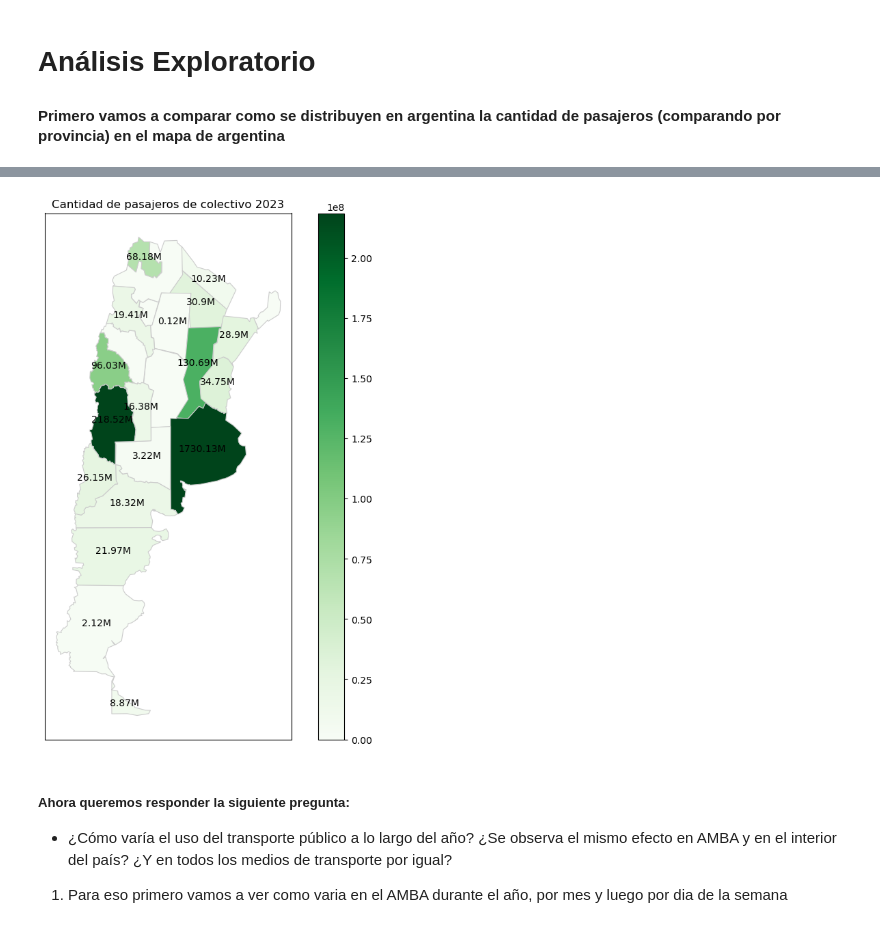
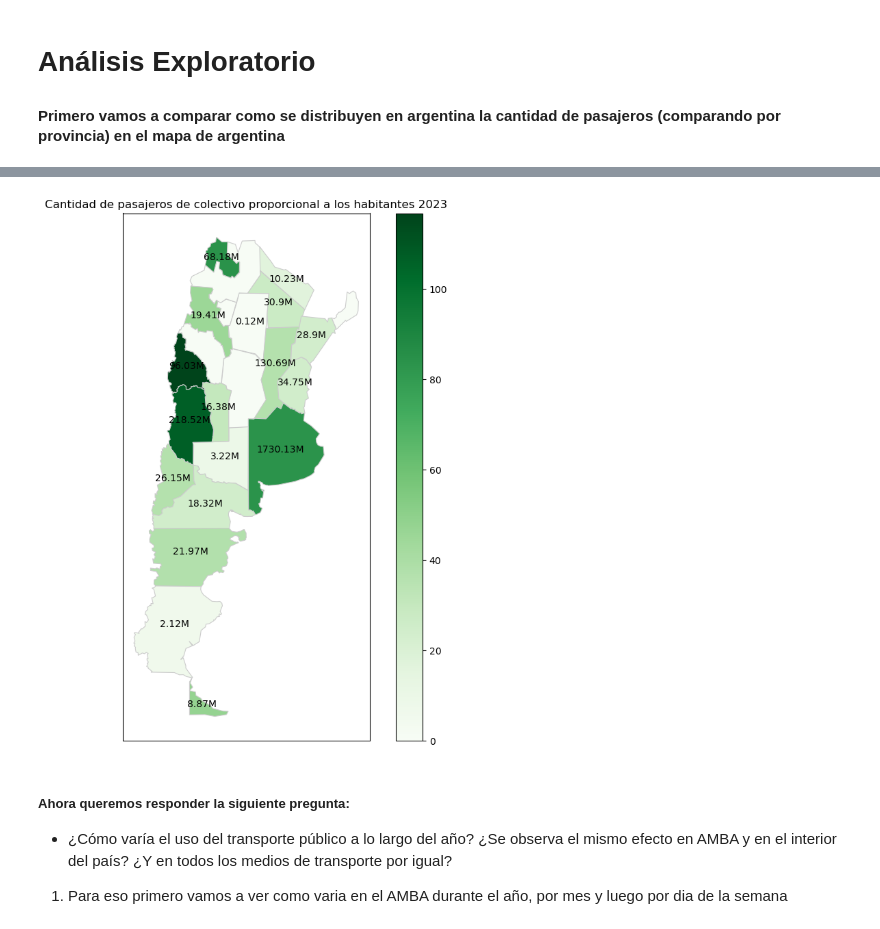
Before and after one commit to corrideluca/sube-2023, a Jupyter notebook: tp.ipynb, the cells around one changed output, grey strips where cells are left out. Saved outputs shown, nothing was run; the diff lists cells and outputs as text; code cells hidden in the pictures.

Commit message:
Agrego cantidad de habitantes por provincia

```diff
--- a/tp.ipynb
+++ b/tp.ipynb
@@ -141,6 +141,7 @@ EL día hábil que posee el menor desvío estándar es: Mon
 # %%
 import geopandas as gpd
 import matplotlib.pyplot as plt
+import requests
 
 
 df = gpd.read_file("https://labo-datos-next-psi.vercel.app/api/argentina/map") # Cargo el Mapa de argentina (devuelve un dataframe con columna nombre y las posiciones en el mapa)
@@ -150,3 +151,13 @@ df["nombre"] = df["nombre"].apply(str.upper) # pasamos a mayuscula los nombres d
 df["cantidad"] = [datos_mapa['CANTIDAD'][provincia] if provincia in datos_mapa.index else 0 for provincia in df["nombre"]] # agrego la columna cantidad al geojson
 
 # Ahora le introducimos la poblacion de cada provincia (FUENTE https://censo.gob.ar/index.php/datos_definitivos/)
+url_poblacion = "https://labo-datos-next-psi.vercel.app/api/argentina/poblacion"
+response = requests.get(url_poblacion)
+data_poblacion = pd.DataFrame(response.json())
+
+# Sumamos CABA a Buenos Aires
+habitantes_caba = data_poblacion[data_poblacion["provincia"] == "Ciudad Autónoma de Buenos Aires"]["habitantes"]
+data_poblacion.iloc[data_poblacion[data_poblacion["provincia"] == "Buenos Aires"].index, 1] += habitantes_caba.values[0]
+data_poblacion["provincia"] = data_poblacion["provincia"].apply(str.upper) # lo pasamos a mayuscula para poder comparar con el geojson
+df["habitantes"] = [data_poblacion[data_poblacion["provincia"] == provincia]["habitantes"].values[0] if len(data_poblacion[data_poblacion["provincia"] == provincia]["habitantes"]) else 0  for provincia in df["nombre"]] # calculamos la proporcion de pasajeros por habitante
+df["cantidad_proporcional"] = df["cantidad"] / df["habitantes"] # calculamos la proporcion de pasajeros por habitante
@@ -153,26 +182,23 @@ df["cantidad"] = [datos_mapa['CANTIDAD'][provincia] if provincia in datos_mapa.i
 # %%
 # Creo las figuras con matplolib ocultando ejes X e Y
 fig, ax = plt.subplots(1, 1, figsize=(10, 10))
 ax.get_xaxis().set_visible(False)
 ax.get_yaxis().set_visible(False)
 
-# Tomo como maximo en el mapa de calor el segundo mayor por que buenos aires es muchisimo mayor que los demas
-maximo = sorted(df["cantidad"].values)[-2]
-
-df.plot(column='cantidad', cmap='Greens', linewidth=0.8, ax=ax, edgecolor='0.8', legend=True, vmax=maximo)
+df.plot(column='cantidad_proporcional', cmap='Greens', linewidth=0.8, ax=ax, edgecolor='0.8', legend=True)
 
 def million_format(n):
     if (n == 0):
         return ""
 
     return str(round(n/1000000, 2))+"M"
 
 for i, row in df.iterrows():
     ax.text(row.geometry.centroid.x, row.geometry.centroid.y, million_format(row['cantidad']), horizontalalignment='center')
-plt.title('Cantidad de pasajeros de colectivo 2023')
+plt.title('Cantidad de pasajeros de colectivo proporcional a los habitantes 2023')
 plt.show() # ((( No somos antipatria, no aparecen las malvinas por cuestiones del GEOJSON  )))
 # %% [output]
-[figure, old version]
+[figure, new version]
 # %% [markdown]
 ##### Ahora queremos responder la siguiente pregunta:
  * ¿Cómo varía el uso del transporte público a lo largo del año? ¿Se observa el mismo efecto en AMBA y en el interior del país? ¿Y en todos los medios de transporte por igual?
```
Also changed, not shown: parts of 1 cell of this notebook.
